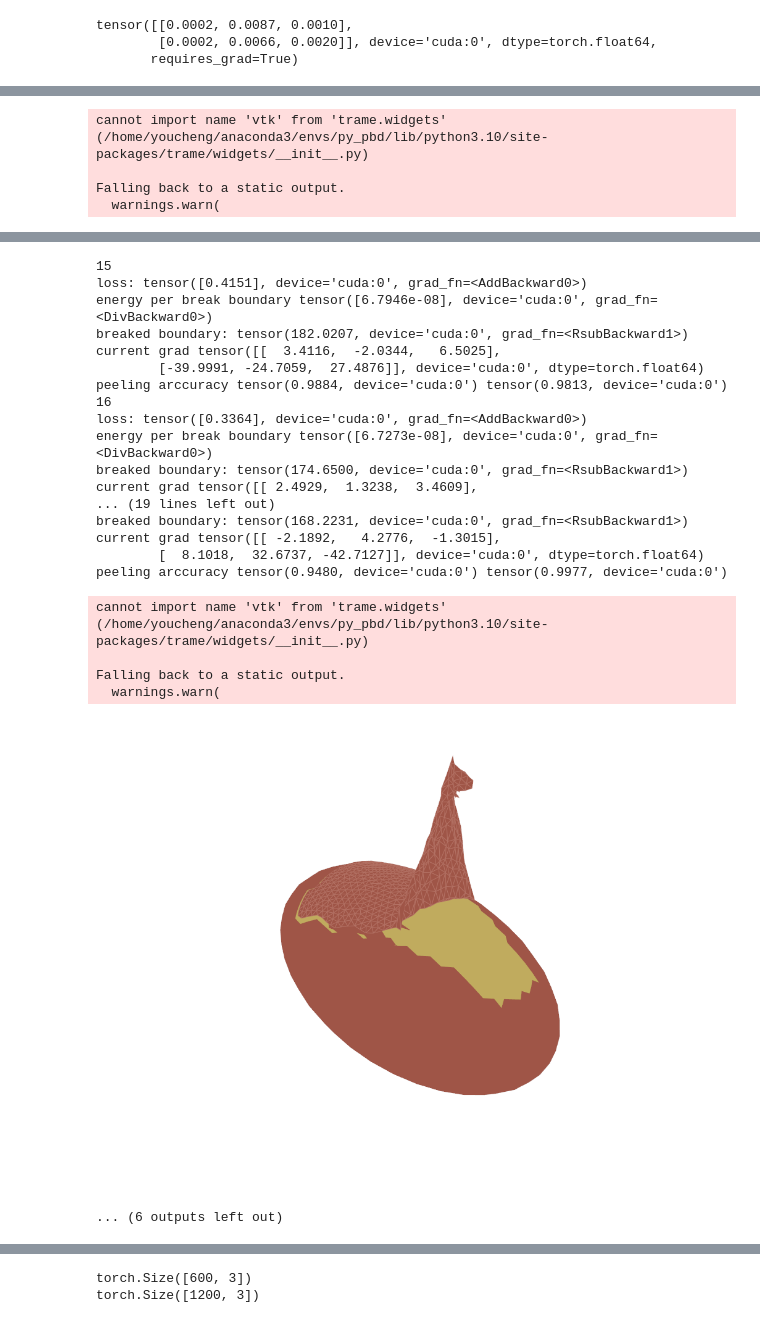
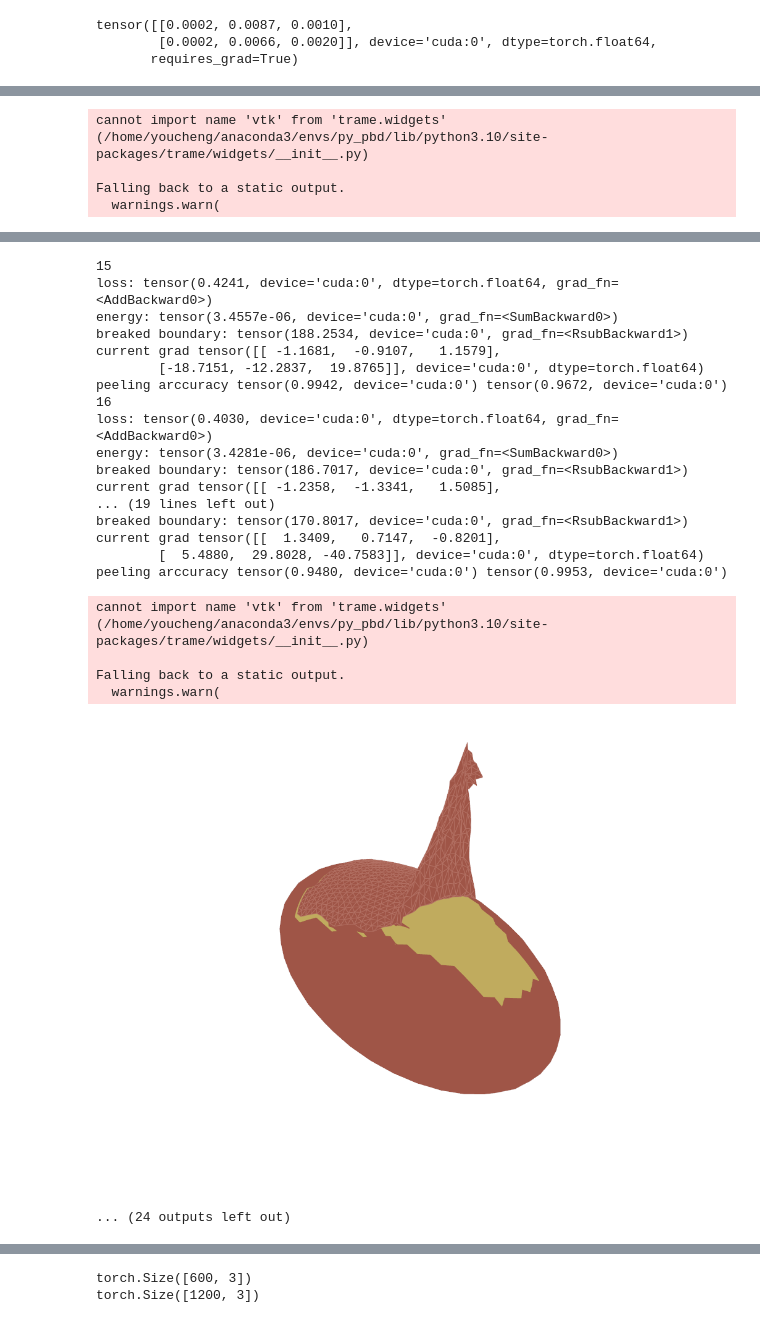
Before and after one commit to ZYCRC/Simulation-learing, a Jupyter notebook: PBD_peel/peeling_energy_area_optimization.ipynb, the cells around one changed output, grey strips where cells are left out. Drawn from its saved outputs; the diff is of its cells as text; code cells hidden in the pictures.

```diff
--- a/PBD_peel/peeling_energy_area_optimization.ipynb
+++ b/PBD_peel/peeling_energy_area_optimization.ipynb
@@ -153,7 +153,7 @@ spline_list = []
 boundary_energy = []
 pre_loss = 100
 # %%
-for t in range(30):
+for t in range(60):
     print(t)
     x_con = torch.cat((start_point[:, 0], spline_control[:, 0]))
     y_con = torch.cat((start_point[:, 1], spline_control[:, 1]))
@@ -173,6 +173,7 @@ for t in range(30):
     V_dist_stiffness = torch.ones_like(softbody.V_mass).to(cfg.device)
     V_boundary_stiffness = torch.ones_like(softbody.V_mass).to(cfg.device) * V_boundary_stiffness
     energy_total = torch.zeros(1).to(cfg.device)
+    boundary_energy_matrix = torch.zeros(50, 600).to(cfg.device)
     for i in range(spline_trajectory.shape[0]):
         softbody.V[control_point] = spline_trajectory[i]
         step_ref = XPBDStep(softbody,
@@ -191,22 +192,25 @@ for t in range(30):
         softbody.V_velocity = V_velocity_ref.clone()
         ref_V_boundary_stiffness = V_boundary_stiffness[:cfg.n_surf].detach().clone()
         energy = get_energy_boundary(softbody, softbody.V, ref_V_boundary_stiffness)
+        boundary_energy_matrix[i] = energy.squeeze()
         V_boundary_stiffness[:cfg.n_surf] = ref_V_boundary_stiffness * torch.sigmoid(1e9 * (1e-8 - energy))
-        energy_total = energy_total + torch.sum(energy)
+        # energy_total = energy_total + torch.sum(energy)
 
     n_break_boundary =cfg.n_surf - torch.sum(V_boundary_stiffness[:cfg.n_surf]) * 10
-
+    boundary_max_energy, _ = torch.max(boundary_energy_matrix, 0)
+    energy_total = torch.sum(boundary_max_energy)
     # interpolate trajectory
     break_list = V_boundary_stiffness[:cfg.n_surf].detach() < 1e-2
     score1 = torch.sum(break_list.reshape(cfg.n_surf) & target_list) / torch.sum(target_list)
     score2 = torch.sum(torch.logical_not(break_list.reshape(cfg.n_surf) | target_list)) / torch.sum(torch.logical_not(target_list))
-    loss = loss_fn(target_boundary_stiffness, V_boundary_stiffness[:cfg.n_surf].reshape(cfg.n_surf), energy_total, gamma = score1)
+    loss = loss_fn(target_boundary_stiffness, V_boundary_stiffness[:cfg.n_surf].reshape(cfg.n_surf), energy_total)
     loss.backward()
 
     loss_list.append(loss.detach().cpu())
     boundary_energy.append((energy_total / n_break_boundary).detach().cpu())
     print('loss:', str(loss))
-    print('energy per break boundary', energy_total / n_break_boundary)
+    # print('energy per break boundary', energy_total / n_break_boundary)
+    print('energy:', energy_total)
     print('breaked boundary:', n_break_boundary)
     print('current grad', spline_control.grad)
     print('peeling arccuracy', score1, score2)
@@ -288,26 +292,26 @@ Falling back to a static output.
 15
-loss: tensor([0.4151], device='cuda:0', grad_fn=<AddBackward0>)
-energy per break boundary tensor([6.7946e-08], device='cuda:0', grad_fn=<DivBackward0>)
-breaked boundary: tensor(182.0207, device='cuda:0', grad_fn=<RsubBackward1>)
-current grad tensor([[  3.4116,  -2.0344,   6.5025],
-        [-39.9991, -24.7059,  27.4876]], device='cuda:0', dtype=torch.float64)
-peeling arccuracy tensor(0.9884, device='cuda:0') tensor(0.9813, device='cuda:0')
+loss: tensor(0.4241, device='cuda:0', dtype=torch.float64, grad_fn=<AddBackward0>)
+energy: tensor(3.4557e-06, device='cuda:0', grad_fn=<SumBackward0>)
+breaked boundary: tensor(188.2534, device='cuda:0', grad_fn=<RsubBackward1>)
+current grad tensor([[ -1.1681,  -0.9107,   1.1579],
+        [-18.7151, -12.2837,  19.8765]], device='cuda:0', dtype=torch.float64)
+peeling arccuracy tensor(0.9942, device='cuda:0') tensor(0.9672, device='cuda:0')
 16
-loss: tensor([0.3364], device='cuda:0', grad_fn=<AddBackward0>)
-energy per break boundary tensor([6.7273e-08], device='cuda:0', grad_fn=<DivBackward0>)
-breaked boundary: tensor(174.6500, device='cuda:0', grad_fn=<RsubBackward1>)
-current grad tensor([[ 2.4929,  1.3238,  3.4609],
+loss: tensor(0.4030, device='cuda:0', dtype=torch.float64, grad_fn=<AddBackward0>)
+energy: tensor(3.4281e-06, device='cuda:0', grad_fn=<SumBackward0>)
+breaked boundary: tensor(186.7017, device='cuda:0', grad_fn=<RsubBackward1>)
+current grad tensor([[ -1.2358,  -1.3341,   1.5085],
 ... (19 lines left out)
-breaked boundary: tensor(168.2231, device='cuda:0', grad_fn=<RsubBackward1>)
-current grad tensor([[ -2.1892,   4.2776,  -1.3015],
-        [  8.1018,  32.6737, -42.7127]], device='cuda:0', dtype=torch.float64)
-peeling arccuracy tensor(0.9480, device='cuda:0') tensor(0.9977, device='cuda:0')
+breaked boundary: tensor(170.8017, device='cuda:0', grad_fn=<RsubBackward1>)
+current grad tensor([[  1.3409,   0.7147,  -0.8201],
+        [  5.4880,  29.8028, -40.7583]], device='cuda:0', dtype=torch.float64)
+peeling arccuracy tensor(0.9480, device='cuda:0') tensor(0.9953, device='cuda:0')
 cannot import name 'vtk' from 'trame.widgets' (/home/youcheng/anaconda3/envs/py_pbd/lib/python3.10/site-packages/trame/widgets/__init__.py)
 
 Falling back to a static output.
   warnings.warn(
-[figure, old version]
+[figure, new version]
-... (6 outputs left out)
+... (24 outputs left out)
 # %%
 ax = plt.figure().add_subplot(projection='3d')
 ax.scatter(mesh.points[:600, 0], mesh.points[:600, 1], mesh.points[:600, 2], c='g', marker='o', label='grape')
```
Also changed, not shown: parts of 14 cells of this notebook, 3 other files.
